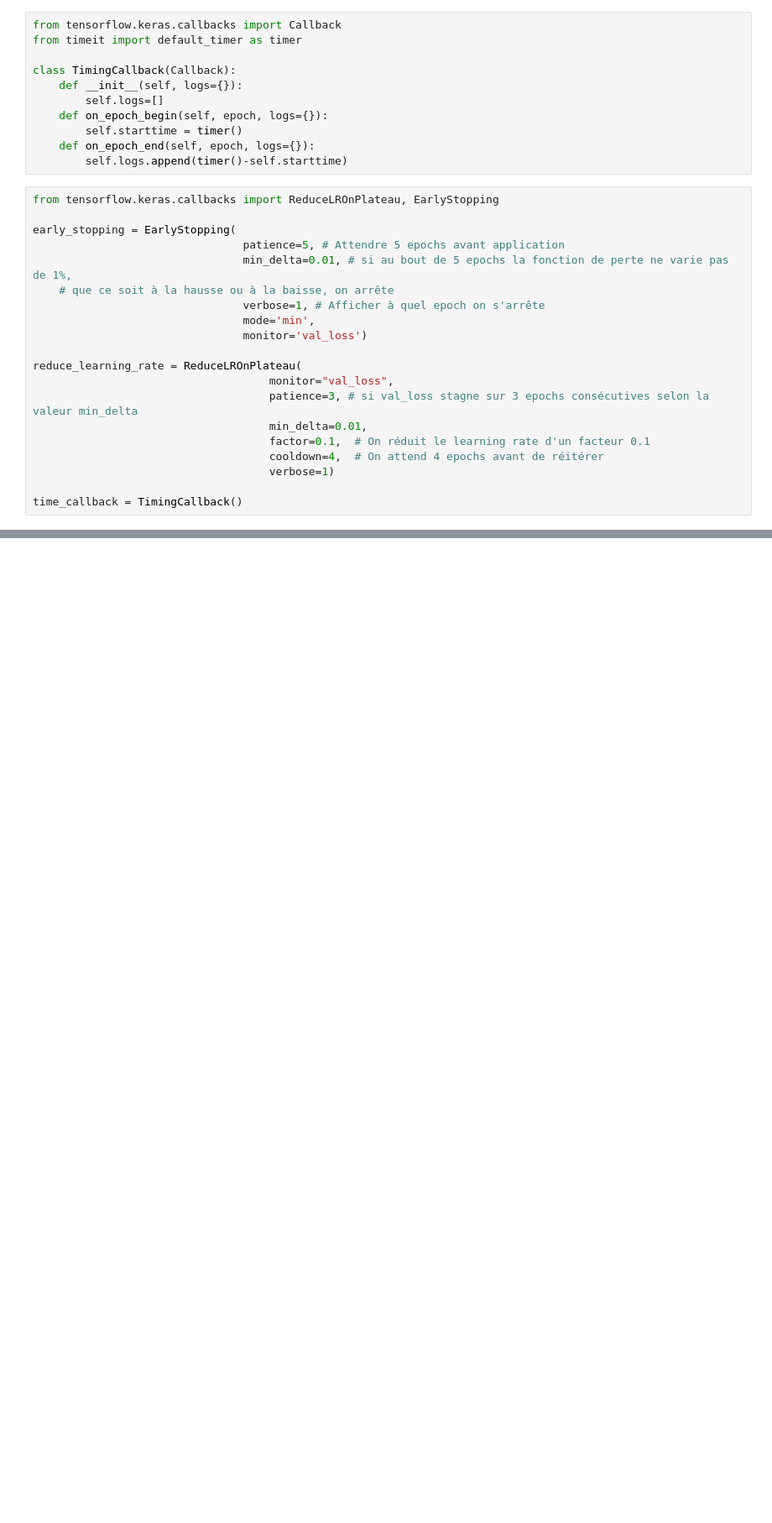
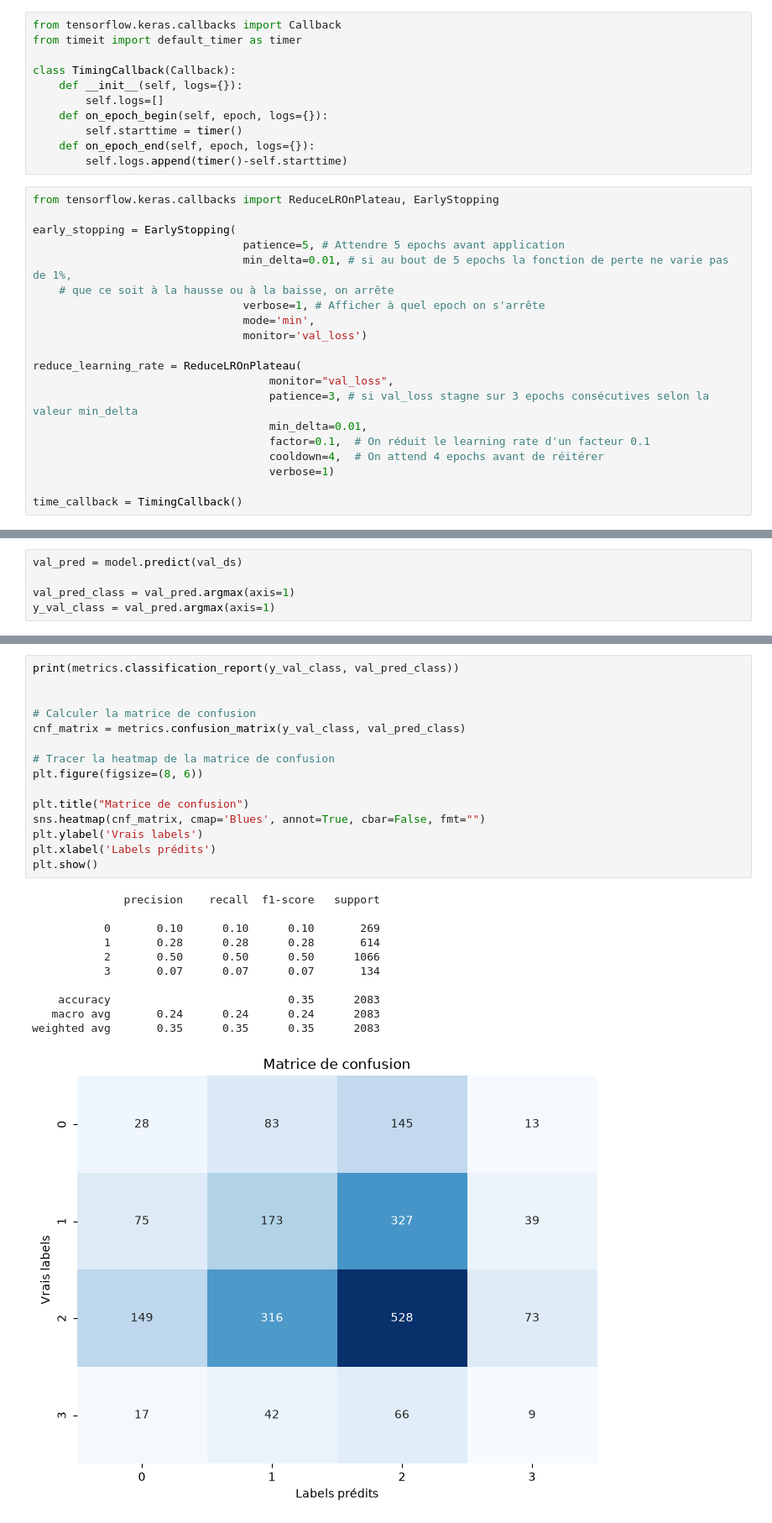
Before and after one commit to cyrilmarat/Liora_Covid, a Jupyter notebook: models/keras.ipynb, the cells around one changed output, grey strips where cells are left out. Shown at 84% size. Saved outputs shown, nothing was run; the diff lists cells and outputs as text; blank space fills up the shorter version.

```diff
--- a/models/keras.ipynb
+++ b/models/keras.ipynb
@@ -238,0 +234,5 @@ for i in np.random.choice(error_indexes, size = 3):
+# %%
+val_pred = model.predict(val_ds)
+
+val_pred_class = val_pred.argmax(axis=1)
+y_val_class = val_pred.argmax(axis=1)
@@ -238,0 +241,27 @@ for i in np.random.choice(error_indexes, size = 3):
+# %%
+print(metrics.classification_report(y_val_class, val_pred_class))
+
+
+# Calculer la matrice de confusion
+cnf_matrix = metrics.confusion_matrix(y_val_class, val_pred_class)
+
+# Tracer la heatmap de la matrice de confusion
+plt.figure(figsize=(8, 6))
+
+plt.title("Matrice de confusion")
+sns.heatmap(cnf_matrix, cmap='Blues', annot=True, cbar=False, fmt="")
+plt.ylabel('Vrais labels')
+plt.xlabel('Labels prédits')
+plt.show()
+# %% [output]
+              precision    recall  f1-score   support
+
+           0       0.10      0.10      0.10       269
+           1       0.28      0.28      0.28       614
+           2       0.50      0.50      0.50      1066
+           3       0.07      0.07      0.07       134
+
+    accuracy                           0.35      2083
+   macro avg       0.24      0.24      0.24      2083
+weighted avg       0.35      0.35      0.35      2083
+[figure, added]
```
Also changed, not shown: parts of 14 cells of this notebook.
